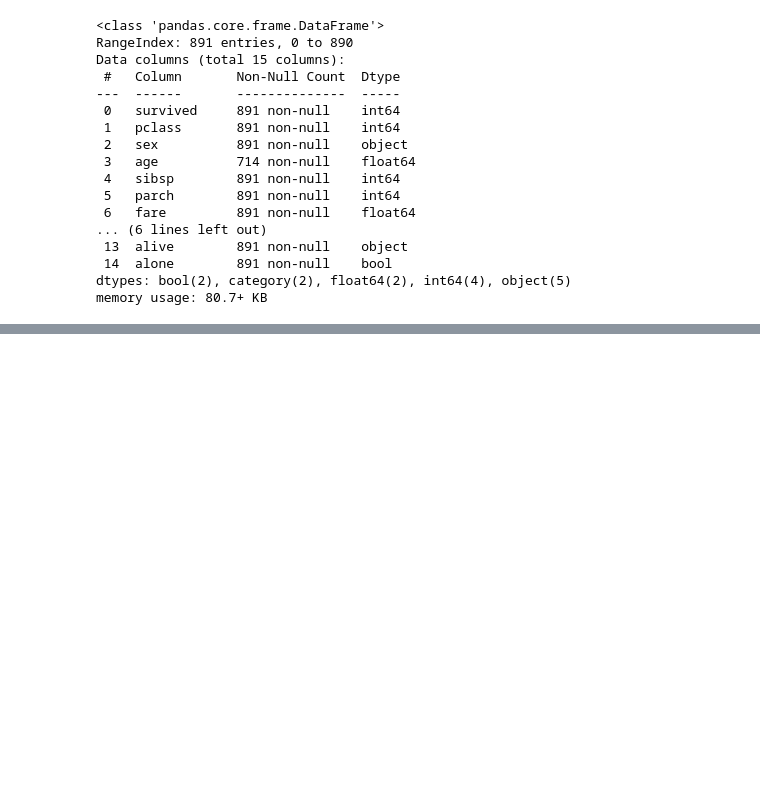
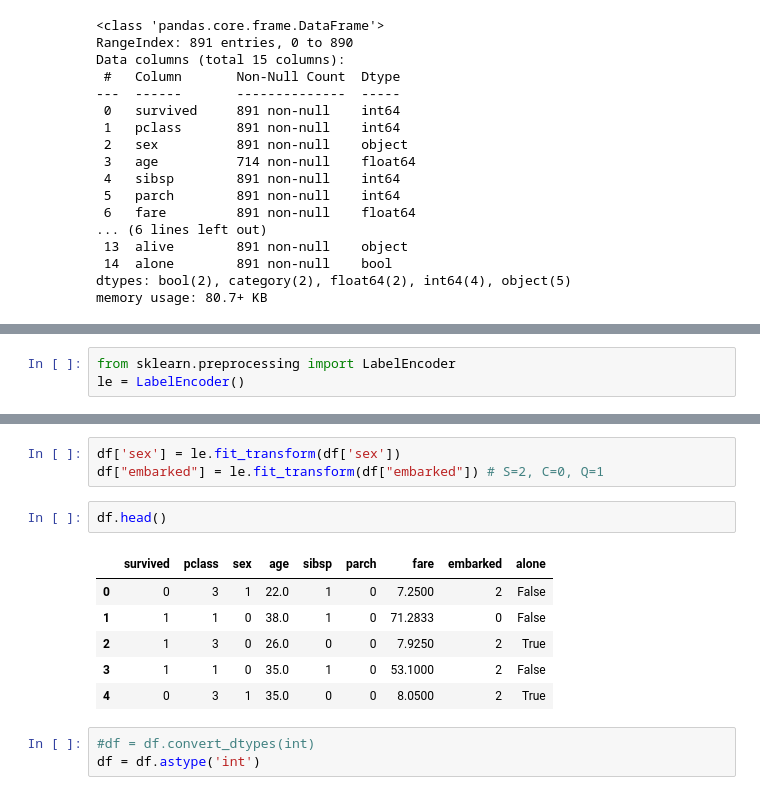
Before and after one commit to nabin12468/ML-WORK, a Jupyter notebook: LogisticRegression.ipynb, the cells around one changed output, grey strips where cells are left out. Cells and saved outputs as stored; diff of their text form; blank space fills up the shorter version.

```diff
--- a/LogisticRegression.ipynb
+++ b/LogisticRegression.ipynb
@@ -47,0 +91,3 @@ df.drop()
+# %%
+from sklearn.preprocessing import LabelEncoder
+le = LabelEncoder()
@@ -47,0 +103,15 @@ df.drop()
+# %%
+df['sex'] = le.fit_transform(df['sex'])
+df["embarked"] = le.fit_transform(df["embarked"]) # S=2, C=0, Q=1
+# %%
+df.head()
+# %% [output]
+|  | survived | pclass | sex | age | sibsp | parch | fare | embarked | alone |
+| 0 | 0 | 3 | 1 | 22.0 | 1 | 0 | 7.2500 | 2 | False |
+| 1 | 1 | 1 | 0 | 38.0 | 1 | 0 | 71.2833 | 0 | False |
+| 2 | 1 | 3 | 0 | 26.0 | 0 | 0 | 7.9250 | 2 | True |
+| 3 | 1 | 1 | 0 | 35.0 | 1 | 0 | 53.1000 | 2 | False |
+| 4 | 0 | 3 | 1 | 35.0 | 0 | 0 | 8.0500 | 2 | True |
+# %%
+#df = df.convert_dtypes(int)
+df = df.astype('int')
```
Also changed, not shown: parts of 17 cells of this notebook.
